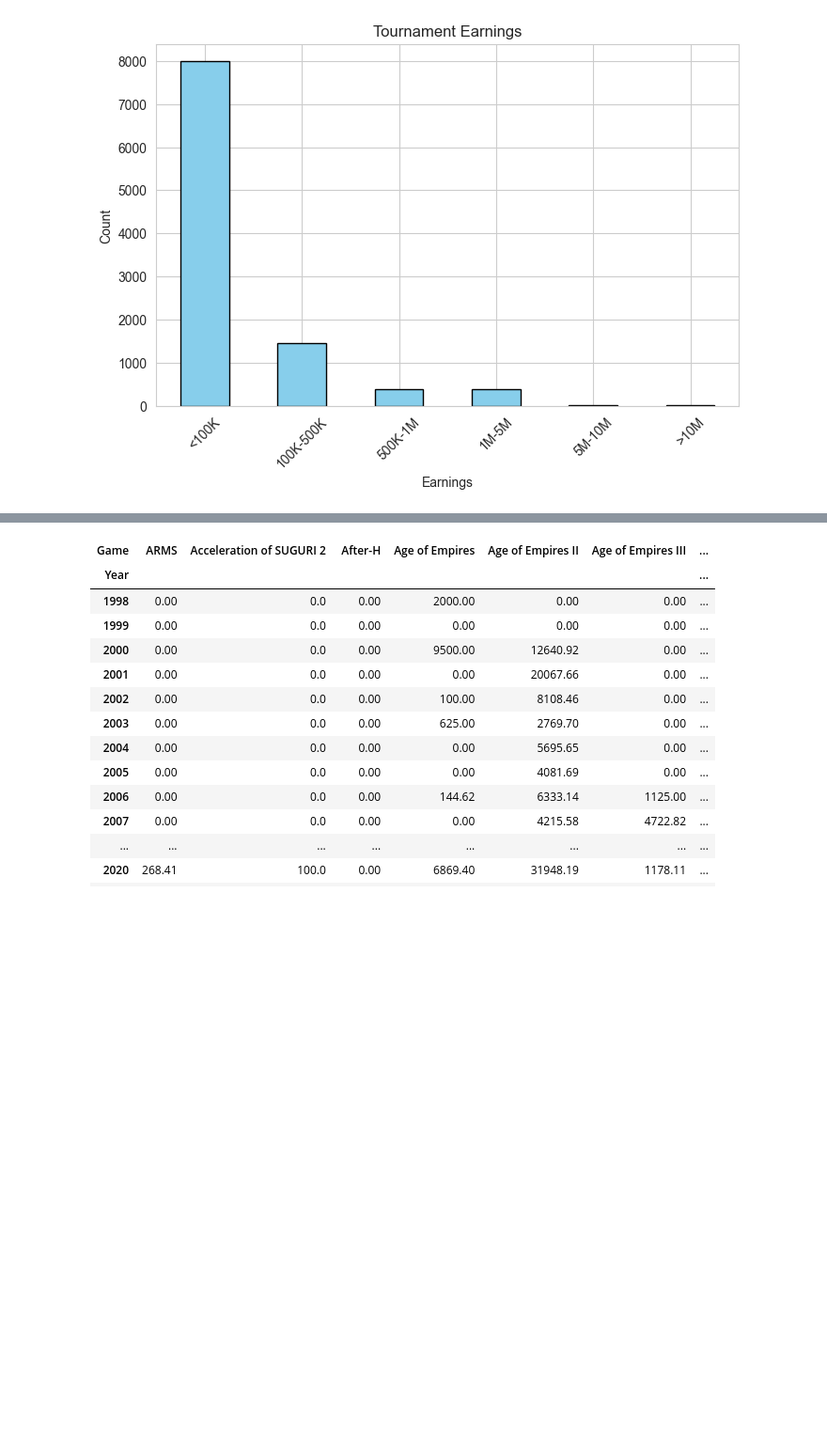
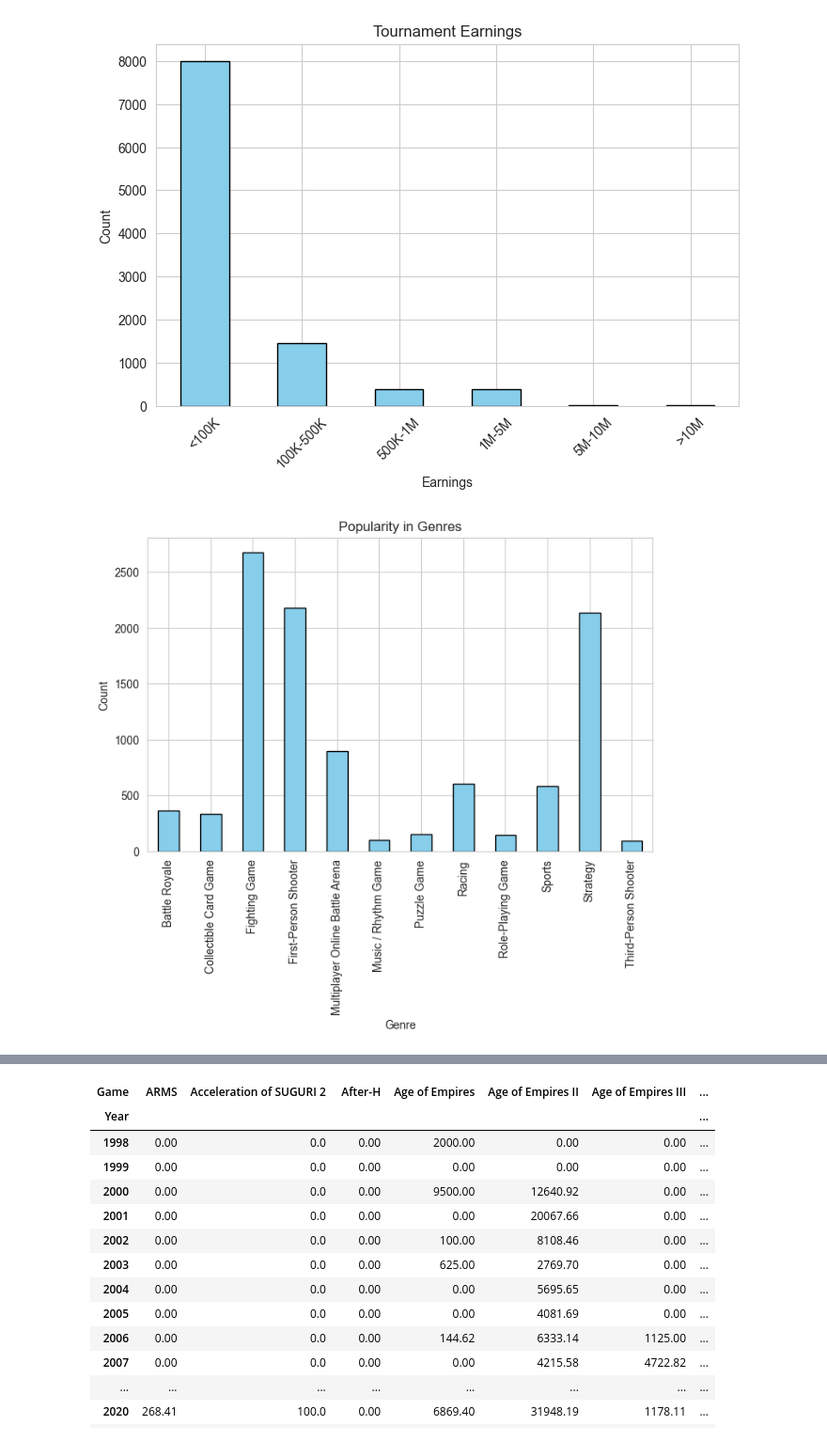
Before and after one commit to AndreasL85/pyprojektarbete, a Jupyter notebook: esports.ipynb, the cells around one changed output, grey strips where cells are left out. Shown at 94% size. Drawn from its saved outputs; the diff is of its cells as text; code cells hidden in the pictures; blank space fills up the shorter version.

```diff
--- a/esports.ipynb
+++ b/esports.ipynb
@@ -150,3 +151,18 @@ plt.xticks(rotation=45)
 plt.show()
 # %% [output]
 [figure]
+# %%
+
+# Count occurrences in each segment
+earnings_segment_counts = data["Genre"].value_counts().sort_index()
+
+# Plot segmented earnings distribution
+fig, ax = plt.subplots(figsize=(8, 5))
+earnings_segment_counts.plot(kind="bar", color="skyblue", edgecolor="black", ax=ax)
+ax.set_title("Popularity in Genres")
+ax.set_xlabel("Genre")
+ax.set_ylabel("Count")
+plt.xticks(rotation=90)
+plt.show()
+# %% [output]
+[figure, added]
```
Also changed, not shown: parts of 2 cells of this notebook.
